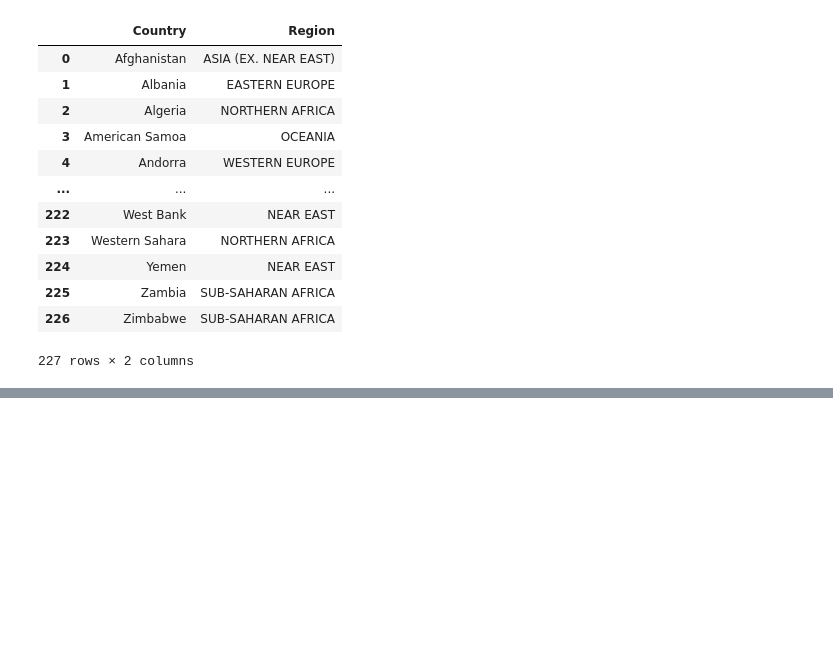
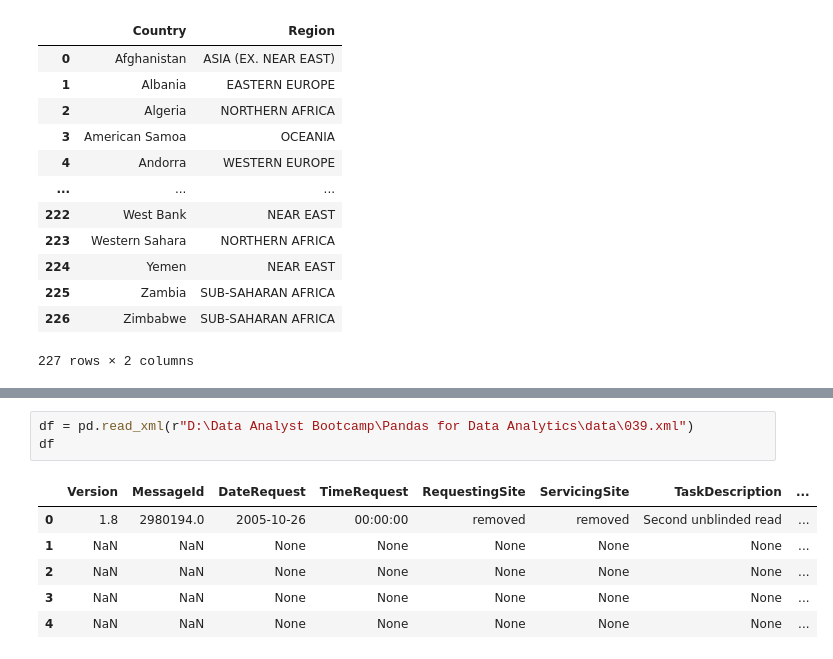
Before and after one commit to kazrkb/pandas-for-data-analytics, a Jupyter notebook: Reading Files Using Pandas.ipynb, the cells around one changed output, grey strips where cells are left out. Saved outputs shown, nothing was run; the diff lists cells and outputs as text; blank space fills up the shorter version.

Commit message:
read xml and json

```diff
--- a/Reading Files Using Pandas.ipynb
+++ b/Reading Files Using Pandas.ipynb
@@ -22,0 +64,10 @@ df
+# %%
+df = pd.read_xml(r"D:\Data Analyst Bootcamp\Pandas for Data Analytics\data\039.xml")
+df
+# %% [output]
+|  | Version | MessageId | DateRequest | TimeRequest | RequestingSite | ServicingSite | TaskDescription | ... |
+| 0 | 1.8 | 2980194.0 | 2005-10-26 | 00:00:00 | removed | removed | Second unblinded read | ... |
+| 1 | NaN | NaN | None | None | None | None | None | ... |
+| 2 | NaN | NaN | None | None | None | None | None | ... |
+| 3 | NaN | NaN | None | None | None | None | None | ... |
+| 4 | NaN | NaN | None | None | None | None | None | ... |
```
Also changed, not shown: parts of 4 cells of this notebook, 2 other files.
